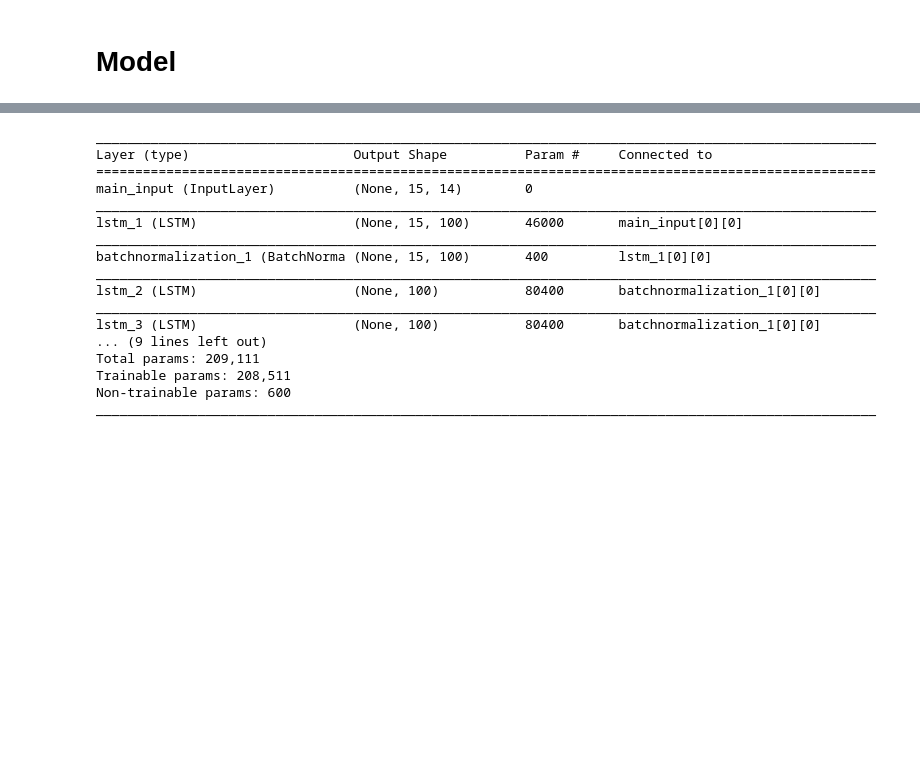
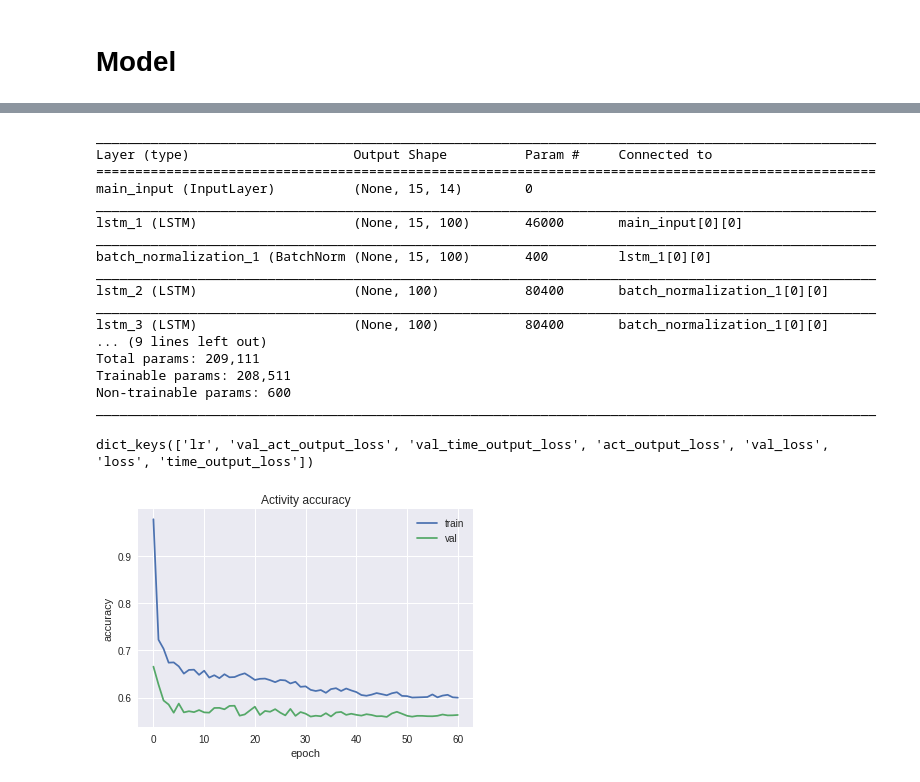
Before and after one commit to guptam/process-sequence, a Jupyter notebook: experiment/train.ipynb, the cells around one changed output, grey strips where cells are left out. Saved outputs shown, nothing was run; the diff lists cells and outputs as text; code cells hidden in the pictures; blank space fills up the shorter version.

```diff
--- a/experiment/train.ipynb
+++ b/experiment/train.ipynb
@@ -57,18 +61,18 @@ print('Build model...')
 main_input = Input(shape=(maxlen, num_features), name='main_input')
 
 # train a 2-layer LSTM with one shared layer
-l1 = LSTM(100, consume_less='gpu', init='glorot_uniform', return_sequences=True, dropout_W=0.2)(main_input) # the shared layer
+l1 = LSTM(100, kernel_initializer="glorot_uniform", dropout=0.2, return_sequences=True, implementation=2)(main_input) # the shared layer
 b1 = BatchNormalization()(l1)
 
-l2_1 = LSTM(100, consume_less='gpu', init='glorot_uniform', return_sequences=False, dropout_W=0.2)(b1) # the layer specialized in activity prediction
+l2_1 = LSTM(100, kernel_initializer="glorot_uniform", dropout=0.2, return_sequences=False, implementation=2)(b1) # the layer specialized in activity prediction
 b2_1 = BatchNormalization()(l2_1)
-l2_2 = LSTM(100, consume_less='gpu', init='glorot_uniform', return_sequences=False, dropout_W=0.2)(b1) # the layer specialized in time prediction
+l2_2 = LSTM(100, kernel_initializer="glorot_uniform", dropout=0.2, return_sequences=False, implementation=2)(b1) # the layer specialized in time prediction
 b2_2 = BatchNormalization()(l2_2)
 
-act_output = Dense(len(targetchartoindice), activation='softmax', init='glorot_uniform', name='act_output')(b2_1)
-time_output = Dense(1, init='glorot_uniform', name='time_output')(b2_2)
+act_output = Dense(len(targetchartoindice), kernel_initializer="glorot_uniform", name="act_output", activation="softmax")(b2_1)
+time_output = Dense(1, kernel_initializer="glorot_uniform", name="time_output")(b2_2)
 
-model = Model(input=[main_input], output=[act_output, time_output])
+model = Model(inputs=[main_input], outputs=[act_output, time_output])
 
 opt = Nadam(lr=0.002, beta_1=0.9, beta_2=0.999, epsilon=1e-08, schedule_decay=0.004, clipvalue=3)
 
@@ -79,9 +83,10 @@ model_checkpoint = ModelCheckpoint(args.outputdir + 'model_{epoch:02d}-{val_loss
                                    save_weights_only=False, mode='auto')
 lr_reducer = ReduceLROnPlateau(monitor='val_loss', factor=0.5, patience=10, verbose=0,
                                mode='auto', epsilon=0.0001, cooldown=0, min_lr=0)
+history = History()
 
 model.fit(X, {'act_output':y_a, 'time_output':y_t}, validation_split=0.2, verbose=2,
-          callbacks=[early_stopping, model_checkpoint, lr_reducer], batch_size=maxlen, nb_epoch=500)
+          callbacks=[early_stopping, model_checkpoint, lr_reducer, history], batch_size=maxlen, epochs=500)
 # %% [output]
 Build model...
 Train on 7344 samples, validate on 1837 samples
@@ -111,13 +116,28 @@ main_input (InputLayer)          (None, 15, 14)        0
 ____________________________________________________________________________________________________
 lstm_1 (LSTM)                    (None, 15, 100)       46000       main_input[0][0]
 ____________________________________________________________________________________________________
-batchnormalization_1 (BatchNorma (None, 15, 100)       400         lstm_1[0][0]
+batch_normalization_1 (BatchNorm (None, 15, 100)       400         lstm_1[0][0]
 ____________________________________________________________________________________________________
-lstm_2 (LSTM)                    (None, 100)           80400       batchnormalization_1[0][0]
+lstm_2 (LSTM)                    (None, 100)           80400       batch_normalization_1[0][0]
 ____________________________________________________________________________________________________
-lstm_3 (LSTM)                    (None, 100)           80400       batchnormalization_1[0][0]
+lstm_3 (LSTM)                    (None, 100)           80400       batch_normalization_1[0][0]
 ... (9 lines left out)
 Total params: 209,111
 Trainable params: 208,511
 Non-trainable params: 600
 ____________________________________________________________________________________________________
+# %%
+history.history.keys()
+# %% [output]
+dict_keys(['lr', 'val_act_output_loss', 'val_time_output_loss', 'act_output_loss', 'val_loss', 'loss', 'time_output_loss'])
+# %%
+# summarize history for activity accuracy
+plt.plot(history.history['act_output_loss'])
+plt.plot(history.history['val_act_output_loss'])
+plt.title('Activity accuracy')
+plt.ylabel('accuracy')
+plt.xlabel('epoch')
+plt.legend(['train', 'val'], loc='upper right')
+plt.show()
+# %% [output]
+[figure, added]
```
Also changed, not shown: parts of 9 cells of this notebook, 2 other files.
